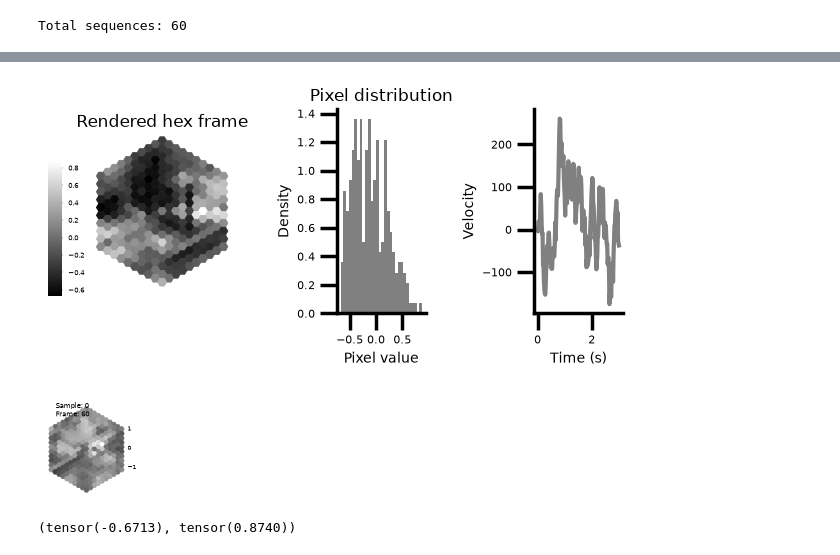
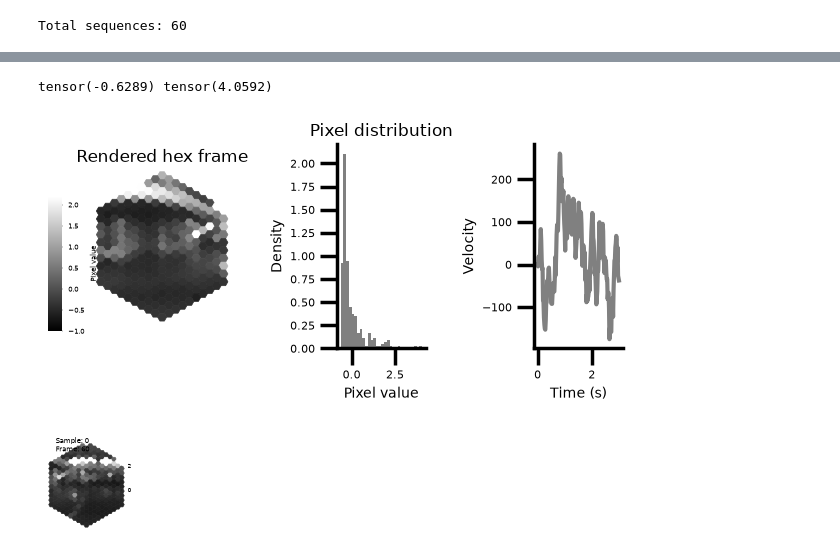
Before and after one commit to guardomayas/connectome_cnn, a Jupyter notebook: notebooks/natural_movies.ipynb, the cells around one changed output, grey strips where cells are left out. Saved outputs shown, nothing was run; the diff lists cells and outputs as text; code cells hidden in the pictures.

```diff
--- a/notebooks/natural_movies.ipynb
+++ b/notebooks/natural_movies.ipynb
@@ -87,37 +87,40 @@ Temporal contrast tensor(1.2496) tensor(-0.7361)
 # %%
-show = t_contrast
+show = sp_contrast
+print(show[0].squeeze().min(), show[0].squeeze().max())
 if show is lum:
     vmin = 0.0
     vmax = 1.0
 else:
     vmin = -1.0
-    vmax =  1.0
+    vmax =  2.2
+# %% [output]
+tensor(-0.6289) tensor(4.0592)
 # %%
 from flyvis.analysis.visualization import plt_utils, plots
 fig, (ax1, ax2, ax3) = plt.subplots(
     1, 3,
     figsize=(6,3.5),
     gridspec_kw={'width_ratios': [1.5, 1, 1]}  # make hex scatter wider
 )
 
 fig, ax1, _ = plots.quick_hex_scatter(
-     show[0], fig=fig, ax=ax1, cbar_x_offset=-40)
+     show[0], fig=fig, ax=ax1, cbar_x_offset=-40,vmin=vmin, vmax=vmax, cmap='gray')
 ax1.set_title("Rendered hex frame", fontsize=12)
 # Distribution
 ax2.hist(show[0].squeeze(), bins=30, color='gray', density=True)
 ax2.set_xlabel("Pixel value", fontsize=10)
 ax2.set_ylabel("Density", fontsize=10)
 ax2.tick_params(axis='both', which='major', labelsize=8)
 ax2.set_title("Pixel distribution", fontsize=12)
 
 ax3.plot(np.arange(len(vel))*dataset.dt, vel, color='gray')
 ax3.set_xlabel("Time (s)", fontsize=10)
 ax3.set_ylabel("Velocity", fontsize=10)
 ax3.tick_params(axis='both', which='major', labelsize=8)
 plt.tight_layout()
 plt.show()
 # %% [output]
-[figure, old version]
+[figure, new version]
 # %%
 animation = animations.HexScatter(show[None,::3],
                                   vmin=vmin,
@@ -126,8 +129,4 @@ animation = animations.HexScatter(show[None,::3],
 use_static_flyvis_colorbar(animation)
 animation.animate_in_notebook()
 # %% [output]
-[figure, old version]
+[figure, new version]
-# %%
-(show[0].squeeze().min(), show[0].squeeze().max())
-# %% [output]
-(tensor(-0.6713), tensor(0.8740))
```
Also changed, not shown: parts of 1 cell of this notebook, 3 other files.
